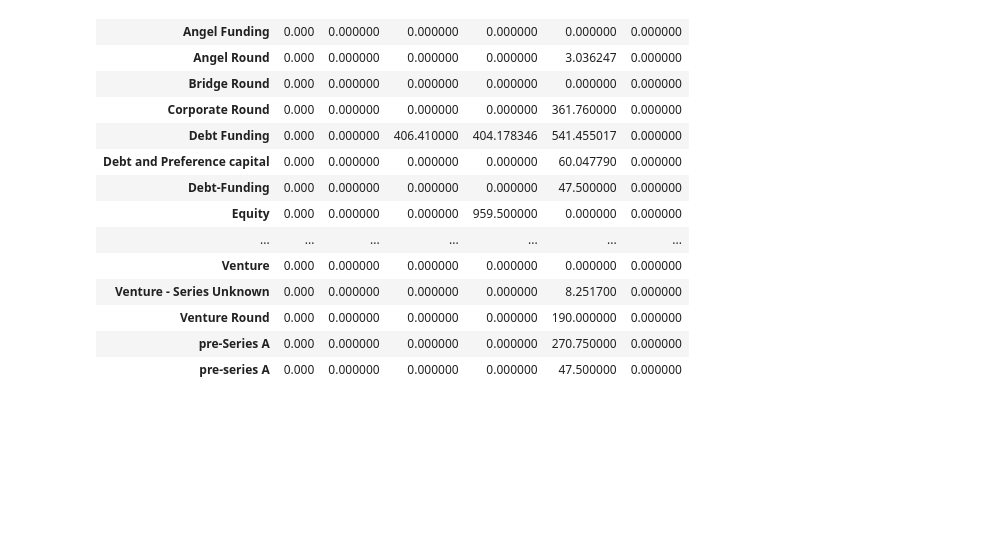
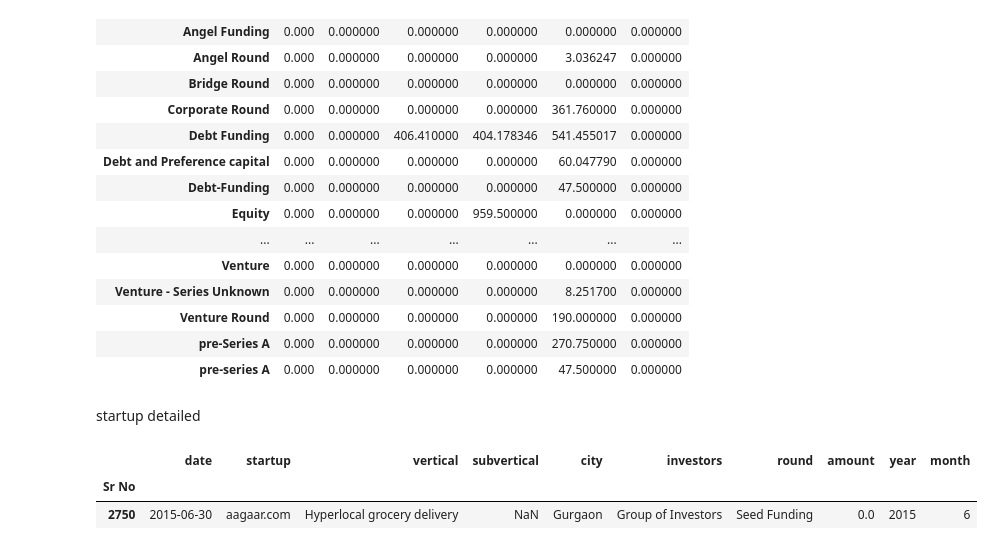
Before and after one commit to AnkitBhardwaj0/python_practice, a Jupyter notebook: pandas/startup_data_cleaning.ipynb, the cells around one changed output. Cells and saved outputs as stored; diff of their text form; code cells hidden in the pictures; blank space fills up the shorter version.

```diff
--- a/pandas/startup_data_cleaning.ipynb
+++ b/pandas/startup_data_cleaning.ipynb
@@ -395,3 +413,11 @@ df.pivot_table(index='round',columns='year',values='amount',aggfunc=sum,fill_val
 | Venture Round | 0.000 | 0.000000 | 0.000000 | 0.000000 | 190.000000 | 0.000000 |
 | pre-Series A | 0.000 | 0.000000 | 0.000000 | 0.000000 | 270.750000 | 0.000000 |
 | pre-series A | 0.000 | 0.000000 | 0.000000 | 0.000000 | 47.500000 | 0.000000 |
+# %% [markdown]
+startup detailed
+# %%
+df.sample()
+# %% [output]
+|  | date | startup | vertical | subvertical | city | investors | round | amount | year | month |
+| Sr No |  |  |  |  |  |  |  |  |  |  |
+| 2750 | 2015-06-30 | aagaar.com | Hyperlocal grocery delivery | NaN | Gurgaon | Group of Investors | Seed Funding | 0.0 | 2015 | 6 |
```
Also changed, not shown: parts of 18 cells of this notebook.
